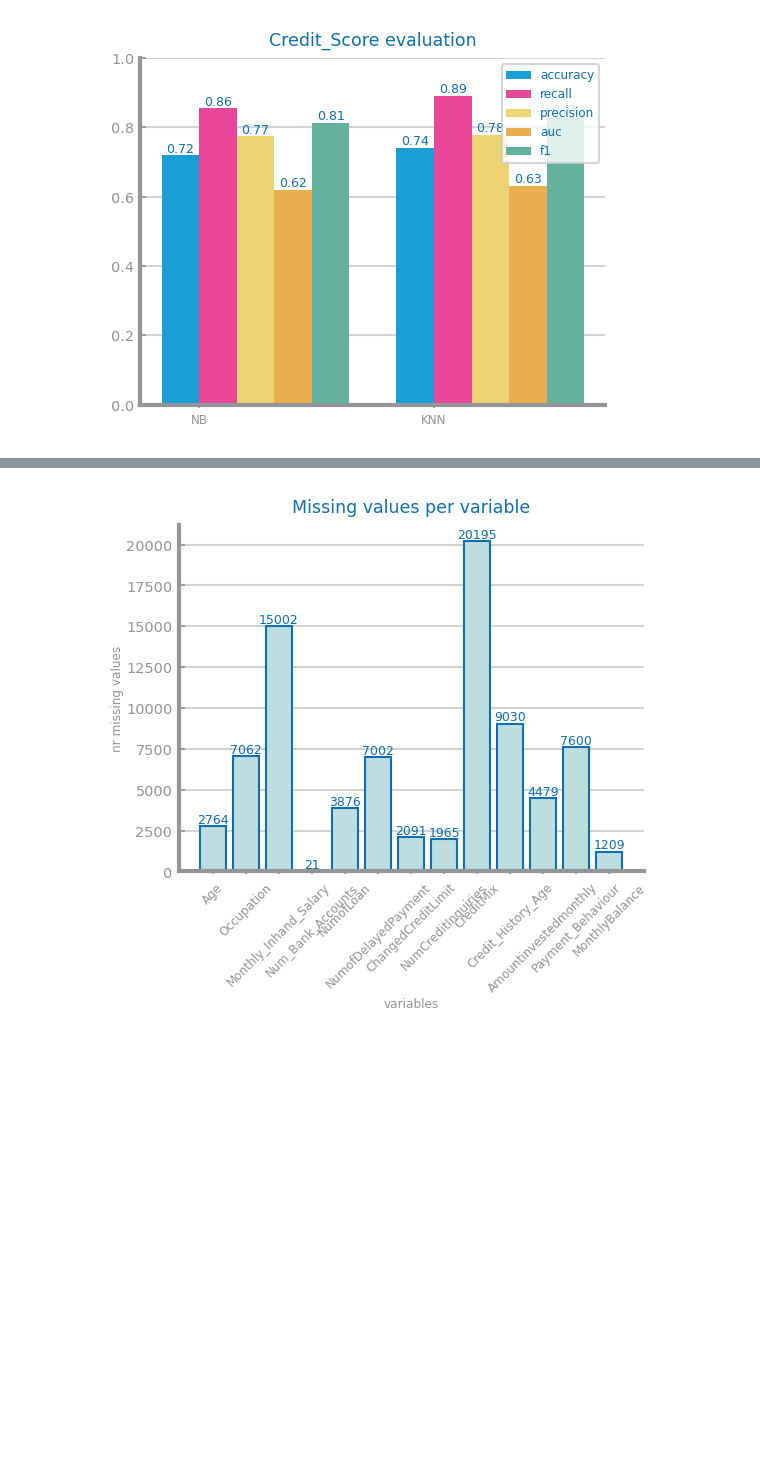
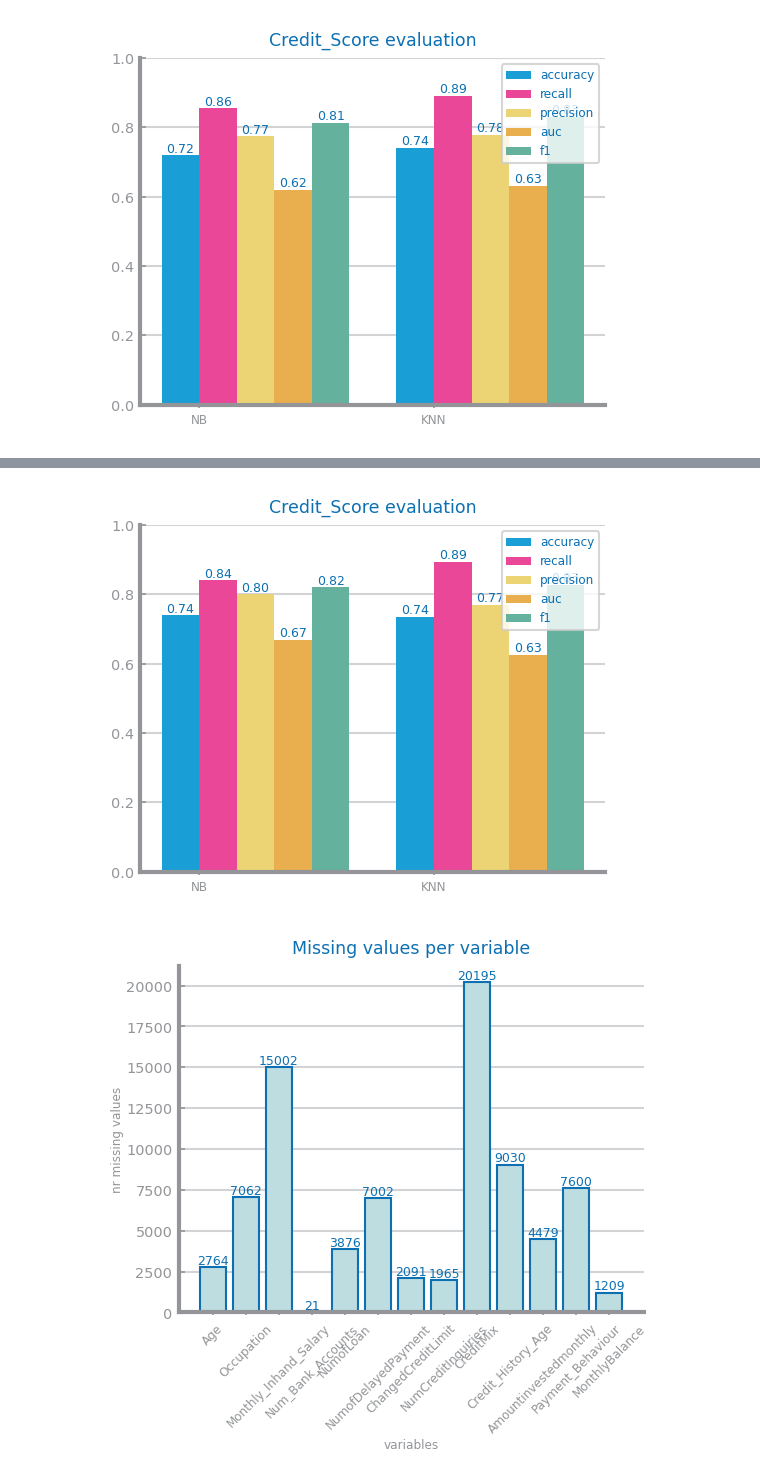
Before and after one commit to franciscoAbreuTecnico/Data-Science-IST, a Jupyter notebook: dataset_services/data_mv_imputation.ipynb, the cells around one changed output, grey strips where cells are left out. Drawn from its saved outputs; the diff is of its cells as text; code cells hidden in the pictures; blank space fills up the shorter version.

```diff
--- a/dataset_services/data_mv_imputation.ipynb
+++ b/dataset_services/data_mv_imputation.ipynb
@@ -148,3 +132,32 @@ Index(['Month', 'Age', 'Occupation', 'Annual_Income', 'Monthly_Inhand_Salary',
+# %%
+# Alternativa 3
+
+imputer_knn = KNNImputer(n_neighbors=5)
+data_mv_alt3 = imputer_knn.fit_transform(data_encoded)
+data_mv_alt3 = pd.DataFrame(data_mv_alt3, columns=data_encoded.columns)
+
+data_mv_alt3.to_csv('data_preparation_csvs/mv_imputation_csvs/data_mv_alt3.csv', index=False)
+
+## Separate into Train and Test and save in different files
+train_data3, test_data3 = train_test_split(data_mv_alt3, test_size=0.2, random_state=42)
+
+## Save the training and testing sets to CSV files
+train_data3.to_csv('data_preparation_csvs/mv_imputation_csvs/train_data_mv_alt3.csv', index=False)
+test_data3.to_csv('data_preparation_csvs/mv_imputation_csvs/test_data_mv_alt3.csv', index=False)
+
+## Evaluate Approach
+file_tag = "Credit_Score"
+target = "Credit_Score"
+
+figure()
+eval: dict[str, list] = dslabs.evaluate_approach(train_data3, test_data3, target=target, metric="recall")
+dslabs.plot_multibar_chart(
+    ["NB", "KNN"], eval, title=f"{file_tag} evaluation", percentage=True
+)
+savefig(f"data_preparation_images/missing_values_imputation_result/data_mv_alt3_eval.png")
+show()
+# %% [output]
+[figure, added]
 # %%
 mv: dict[str, int] = {}
 figure()
```
Also changed, not shown: parts of 2 cells of this notebook, 6 other files.
